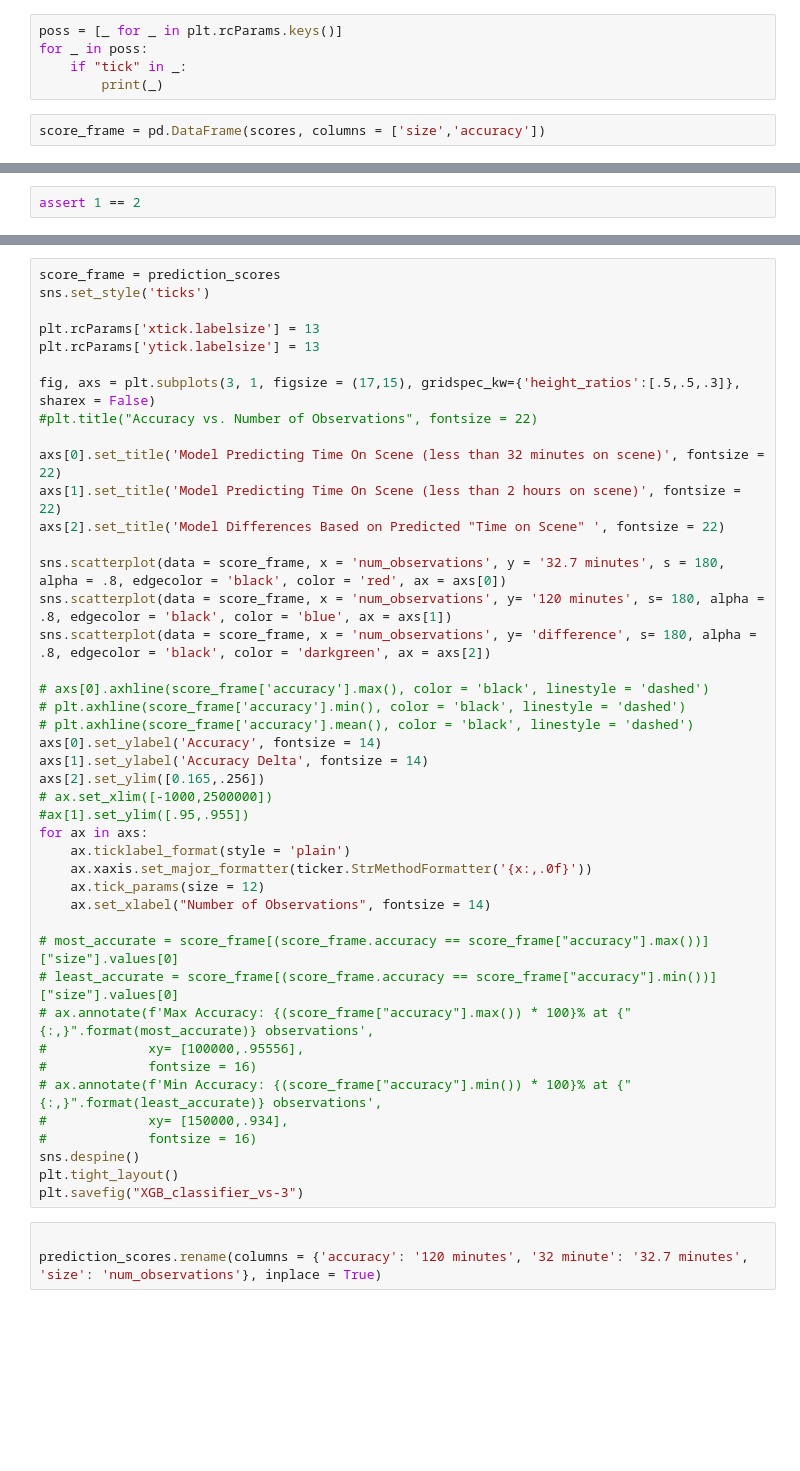
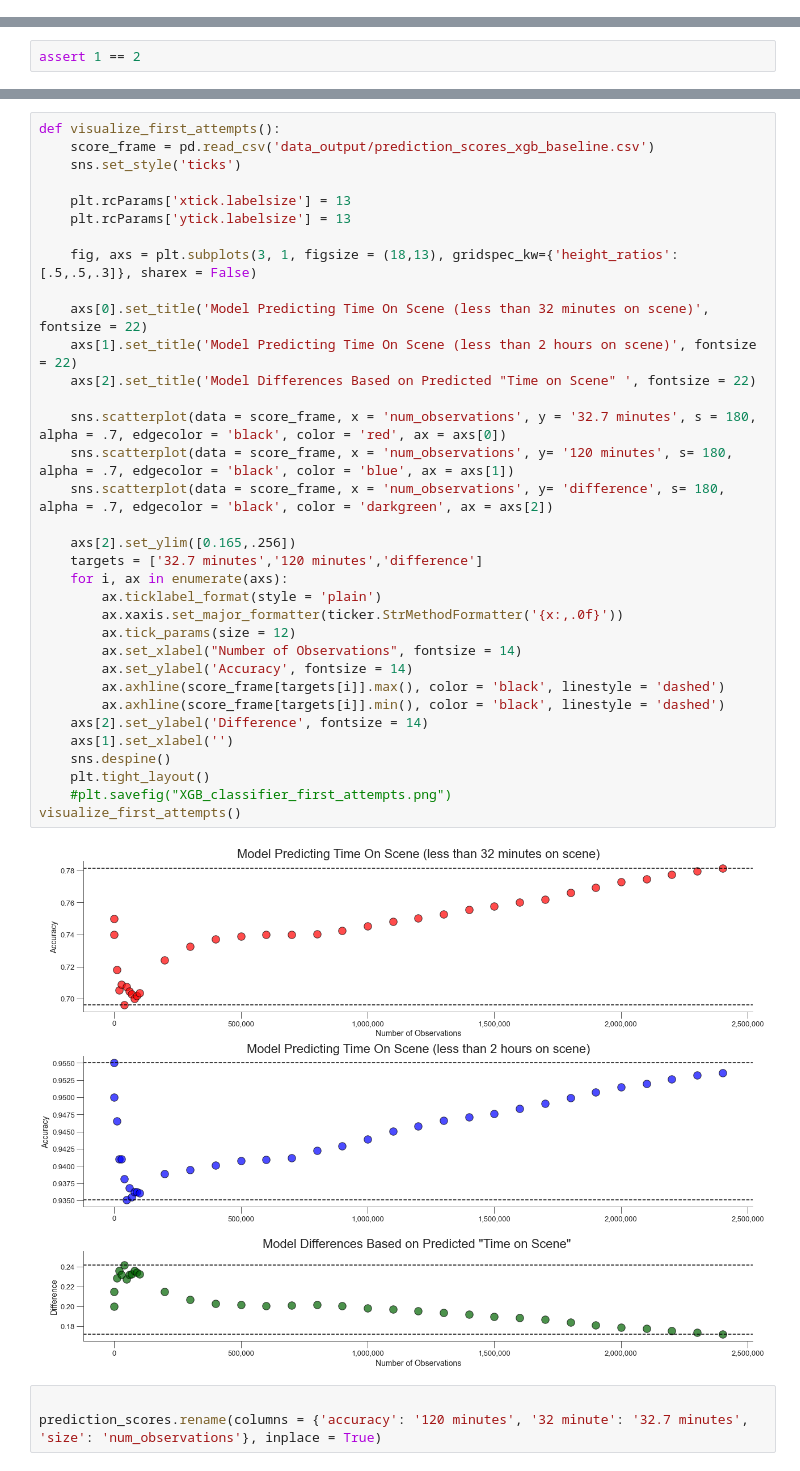
Before and after one commit to jedc4xer/model_assessment, a Jupyter notebook: xgb_improved.ipynb, the cells around one changed output, grey strips where cells are left out. Cells and saved outputs as stored; diff of their text form; blank space fills up the shorter version.

```diff
--- a/xgb_improved.ipynb
+++ b/xgb_improved.ipynb
@@ -449,7 +402,0 @@ plt.savefig('graphs/tuning_time.png', transparent = False)
-# %%
-poss = [_ for _ in plt.rcParams.keys()]
-for _ in poss:
-    if "tick" in _:
-        print(_)
-# %%
-score_frame = pd.DataFrame(scores, columns = ['size','accuracy'])
@@ -460,46 +448,39 @@ assert 1 == 2
 # %%
-score_frame = prediction_scores
-sns.set_style('ticks')
+def visualize_first_attempts():
+    score_frame = pd.read_csv('data_output/prediction_scores_xgb_baseline.csv')
+    sns.set_style('ticks')
 
-plt.rcParams['xtick.labelsize'] = 13
-plt.rcParams['ytick.labelsize'] = 13
+    plt.rcParams['xtick.labelsize'] = 13
+    plt.rcParams['ytick.labelsize'] = 13
 
-fig, axs = plt.subplots(3, 1, figsize = (17,15), gridspec_kw={'height_ratios':[.5,.5,.3]}, sharex = False)
-#plt.title("Accuracy vs. Number of Observations", fontsize = 22)
+    fig, axs = plt.subplots(3, 1, figsize = (18,13), gridspec_kw={'height_ratios':[.5,.5,.3]}, sharex = False)
 
-axs[0].set_title('Model Predicting Time On Scene (less than 32 minutes on scene)', fontsize = 22)
-axs[1].set_title('Model Predicting Time On Scene (less than 2 hours on scene)', fontsize = 22)
-axs[2].set_title('Model Differences Based on Predicted "Time on Scene" ', fontsize = 22)
+    axs[0].set_title('Model Predicting Time On Scene (less than 32 minutes on scene)', fontsize = 22)
+    axs[1].set_title('Model Predicting Time On Scene (less than 2 hours on scene)', fontsize = 22)
+    axs[2].set_title('Model Differences Based on Predicted "Time on Scene" ', fontsize = 22)
 
-sns.scatterplot(data = score_frame, x = 'num_observations', y = '32.7 minutes', s = 180, alpha = .8, edgecolor = 'black', color = 'red', ax = axs[0])
-sns.scatterplot(data = score_frame, x = 'num_observations', y= '120 minutes', s= 180, alpha = .8, edgecolor = 'black', color = 'blue', ax = axs[1])
-sns.scatterplot(data = score_frame, x = 'num_observations', y= 'difference', s= 180, alpha = .8, edgecolor = 'black', color = 'darkgreen', ax = axs[2])
+    sns.scatterplot(data = score_frame, x = 'num_observations', y = '32.7 minutes', s = 180, alpha = .7, edgecolor = 'black', color = 'red', ax = axs[0])
+    sns.scatterplot(data = score_frame, x = 'num_observations', y= '120 minutes', s= 180, alpha = .7, edgecolor = 'black', color = 'blue', ax = axs[1])
+    sns.scatterplot(data = score_frame, x = 'num_observations', y= 'difference', s= 180, alpha = .7, edgecolor = 'black', color = 'darkgreen', ax = axs[2])
 
-# axs[0].axhline(score_frame['accuracy'].max(), color = 'black', linestyle = 'dashed')
-# plt.axhline(score_frame['accuracy'].min(), color = 'black', linestyle = 'dashed')
-# plt.axhline(score_frame['accuracy'].mean(), color = 'black', linestyle = 'dashed')
-axs[0].set_ylabel('Accuracy', fontsize = 14)
-axs[1].set_ylabel('Accuracy Delta', fontsize = 14)
-axs[2].set_ylim([0.165,.256])
-# ax.set_xlim([-1000,2500000])
-#ax[1].set_ylim([.95,.955])
-for ax in axs:
-    ax.ticklabel_format(style = 'plain')
-    ax.xaxis.set_major_formatter(ticker.StrMethodFormatter('{x:,.0f}'))
-    ax.tick_params(size = 12)
-    ax.set_xlabel("Number of Observations", fontsize = 14)
-
-# most_accurate = score_frame[(score_frame.accuracy == score_frame["accuracy"].max())]["size"].values[0]
-# least_accurate = score_frame[(score_frame.accuracy == score_frame["accuracy"].min())]["size"].values[0]
-# ax.annotate(f'Max Accuracy: {(score_frame["accuracy"].max()) * 100}% at {"{:,}".format(most_accurate)} observations',
-#             xy= [100000,.95556],
-#             fontsize = 16)
-# ax.annotate(f'Min Accuracy: {(score_frame["accuracy"].min()) * 100}% at {"{:,}".format(least_accurate)} observations',
-#             xy= [150000,.934],
-#             fontsize = 16)
-sns.despine()
-plt.tight_layout()
-plt.savefig("XGB_classifier_vs-3")
+    axs[2].set_ylim([0.165,.256])
+    targets = ['32.7 minutes','120 minutes','difference']
+    for i, ax in enumerate(axs):
+        ax.ticklabel_format(style = 'plain')
+        ax.xaxis.set_major_formatter(ticker.StrMethodFormatter('{x:,.0f}'))
+        ax.tick_params(size = 12)
+        ax.set_xlabel("Number of Observations", fontsize = 14)
+        ax.set_ylabel('Accuracy', fontsize = 14)
+        ax.axhline(score_frame[targets[i]].max(), color = 'black', linestyle = 'dashed')
+        ax.axhline(score_frame[targets[i]].min(), color = 'black', linestyle = 'dashed')
+    axs[2].set_ylabel('Difference', fontsize = 14)
+    axs[1].set_xlabel('')
+    sns.despine()
+    plt.tight_layout()
+    #plt.savefig("XGB_classifier_first_attempts.png")
+visualize_first_attempts()
+# %% [output]
+[figure, added]
 # %%
 
 prediction_scores.rename(columns = {'accuracy': '120 minutes', '32 minute': '32.7 minutes', 'size': 'num_observations'}, inplace = True)
```
Also changed, not shown: parts of 10 cells of this notebook, 1 other file.
